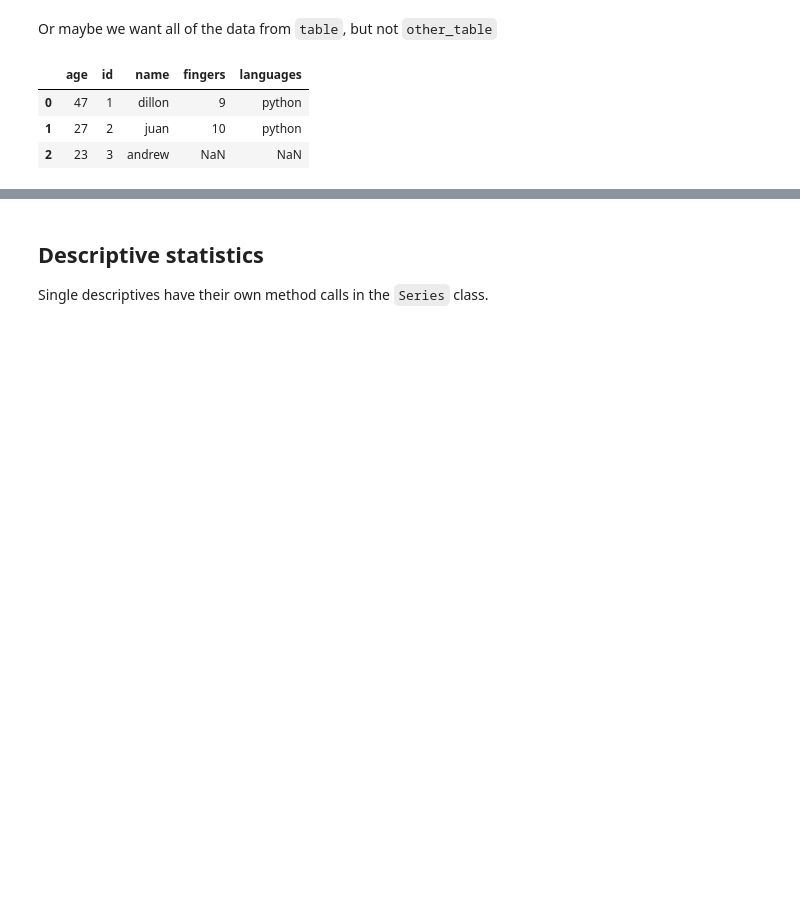
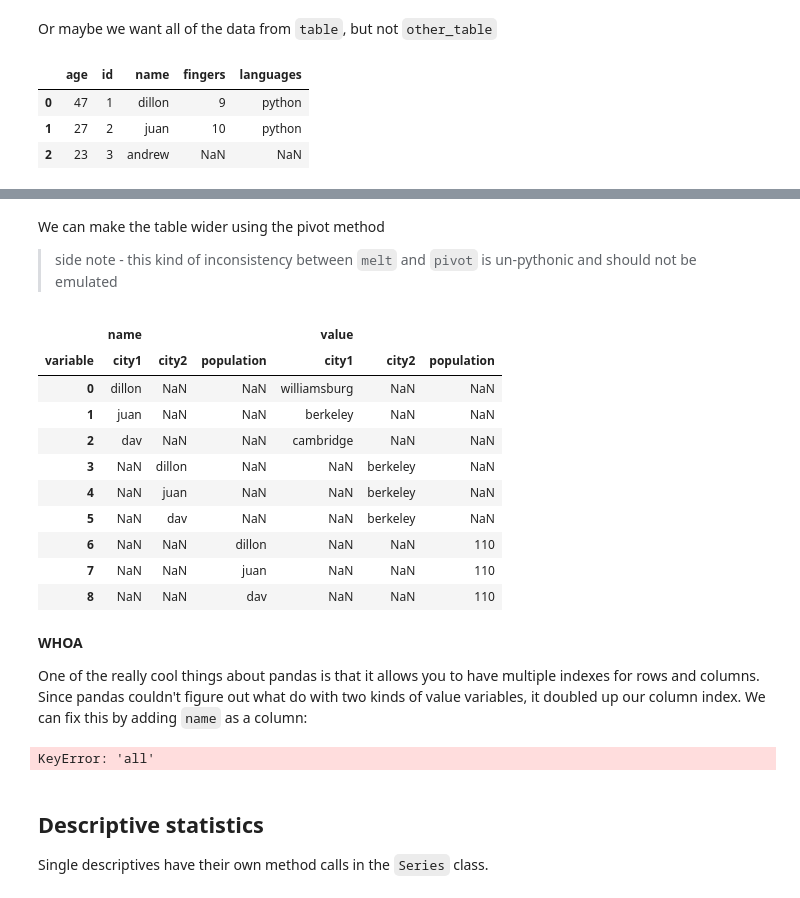
Before and after one commit to dlab-berkeley/python-for-everything, a Jupyter notebook: instructor/day_three.ipynb, the cells around one changed output, grey strips where cells are left out. Saved outputs shown, nothing was run; the diff lists cells and outputs as text; code cells hidden in the pictures; blank space fills up the shorter version.

```diff
--- a/instructor/day_three.ipynb
+++ b/instructor/day_three.ipynb
@@ -597,0 +626,7 @@ table.merge(other_table, on='name', how='left')
+# %%
+wide_table = pd.DataFrame({'name' : ['dillon', 'juan', 'dav'],
+                           'city1' : ['williamsburg', 'berkeley', 'cambridge'],
+                           'city2' : ['berkeley', 'berkeley', 'berkeley'],
+                           'population' : [110, 110, 110]
+                          })
+wide_table
@@ -597,0 +640,3 @@ table.merge(other_table, on='name', how='left')
+# %%
+long_table = pd.melt(wide_table, id_vars = ['name'])
+long_table
@@ -598,3 +654,29 @@ table.merge(other_table, on='name', how='left')
+# %% [markdown]
+We can make the table wider using the pivot method
+
+> side note - this kind of inconsistency between `melt` and `pivot` is un-pythonic and should not be emulated
+# %%
+long_table.pivot(columns='variable')
+# %% [output]
+|  | name |  |  | value |  |  |
+| variable | city1 | city2 | population | city1 | city2 | population |
+| 0 | dillon | NaN | NaN | williamsburg | NaN | NaN |
+| 1 | juan | NaN | NaN | berkeley | NaN | NaN |
+| 2 | dav | NaN | NaN | cambridge | NaN | NaN |
+| 3 | NaN | dillon | NaN | NaN | berkeley | NaN |
+| 4 | NaN | juan | NaN | NaN | berkeley | NaN |
+| 5 | NaN | dav | NaN | NaN | berkeley | NaN |
+| 6 | NaN | NaN | dillon | NaN | NaN | 110 |
+| 7 | NaN | NaN | juan | NaN | NaN | 110 |
+| 8 | NaN | NaN | dav | NaN | NaN | 110 |
+# %% [markdown]
+**WHOA**
+
+One of the really cool things about pandas is that it allows you to have multiple indexes for rows and columns. Since pandas couldn't figure out what do with two kinds of value variables, it doubled up our column index. We can fix this by adding `name` as a column:
+# %%
+long_table.pivot(columns='', values='value')
+# %% [output]
+KeyError: 'all'
 # %% [markdown]
 ## Descriptive statistics
 
```
Also changed, not shown: parts of 6 cells of this notebook.
